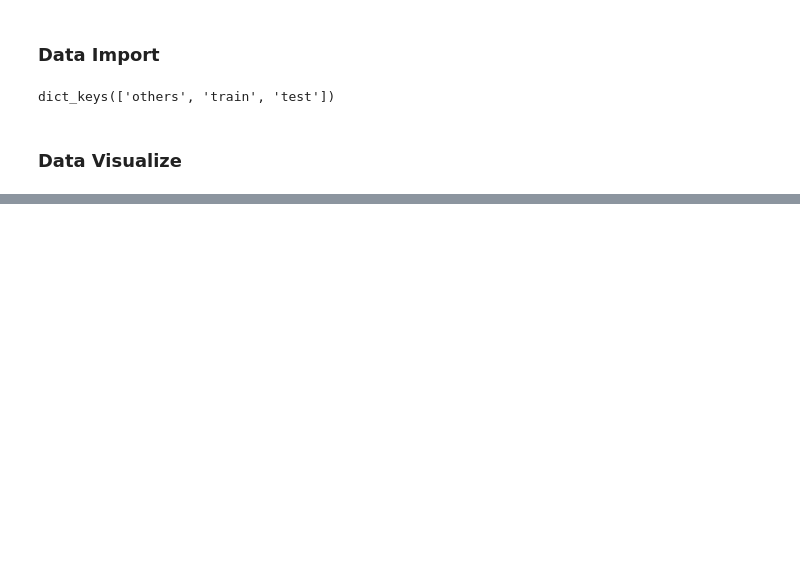
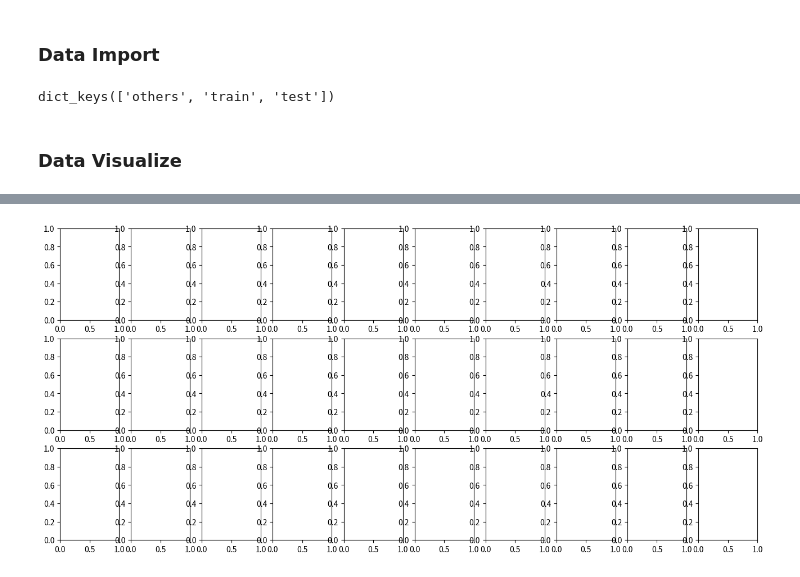
Before and after one commit to godgodgod11101/ML_ExpFood, a Jupyter notebook: ExpFood_Restaurant/ipynb/DataVisualization.ipynb, the cells around one changed output, grey strips where cells are left out. Cells and saved outputs as stored; diff of their text form; code cells hidden in the pictures; blank space fills up the shorter version.

Commit message:
250502
plot multi bar

```diff
--- a/ExpFood_Restaurant/ipynb/DataVisualization.ipynb
+++ b/ExpFood_Restaurant/ipynb/DataVisualization.ipynb
@@ -36,3 +39,21 @@ df_01FeaCt = count_01_features(df=X_train.select_dtypes(include='uint8'))
+# %%
+# 畫格
+naxs = len(df_01FeaCt.columns)
+ncols = 10
+nrows = (naxs // ncols) + 1 if naxs % ncols > 0 else (naxs // ncols)
+figsize = (1.6*ncols, 2.4*nrows)
+
+fig, axs = plt.subplots(ncols=ncols, nrows=nrows, figsize=figsize)
+
+# for i in range(nrows):
+#     for j in range(ncols):
+
+#         title = df_01FeaCt.columns[10*i+j]
+#         print(title)
+
+#     if (10*i+j) > naxs: break
+# %% [output]
+[figure, added]
 # %%
 count_BooFea = X_train['是否兼具製造業'].value_counts()
 barx = np.array(count_BooFea.index).astype(np.str_)
```
Also changed, not shown: parts of 2 cells of this notebook.
